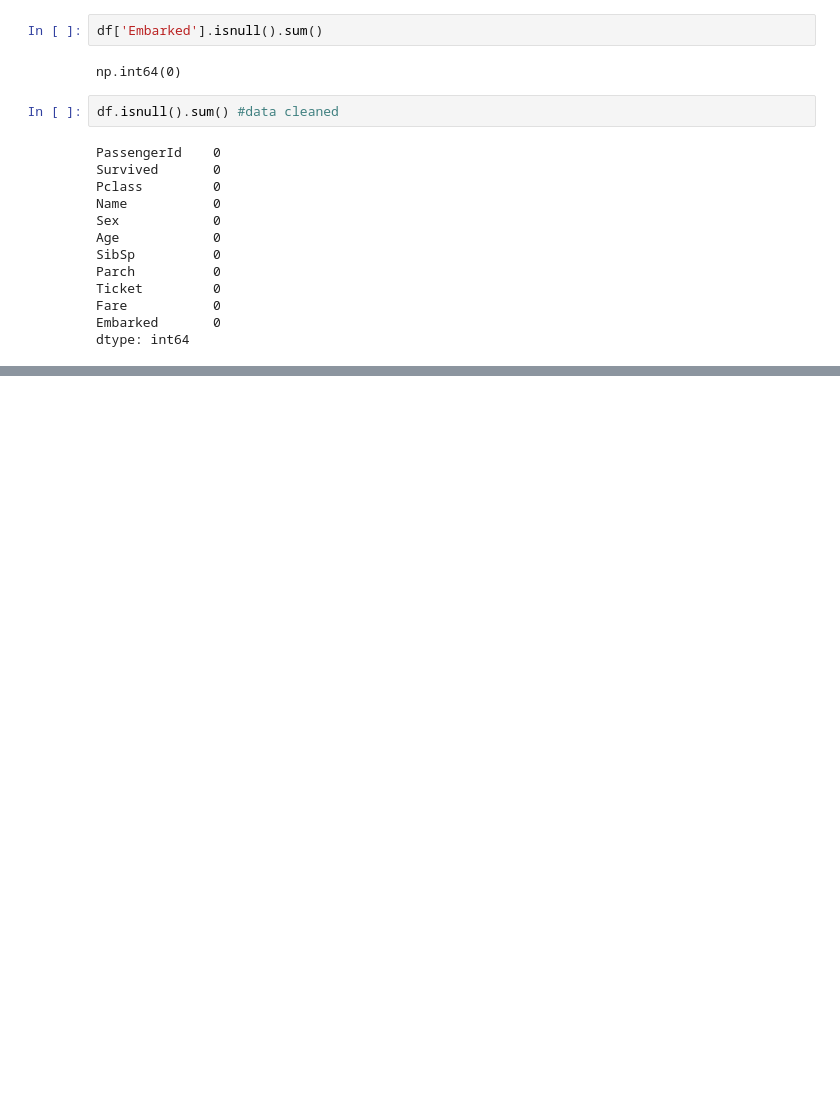
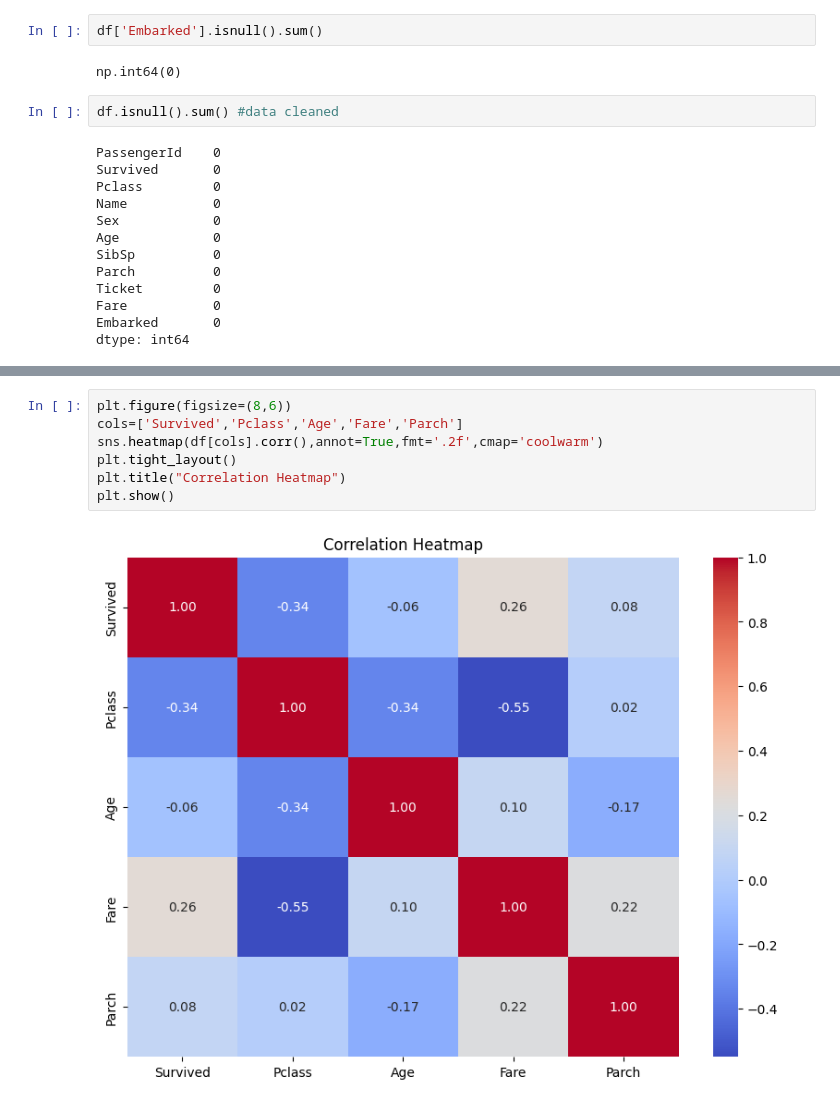
Before and after one commit to madhumirra01/titanic-analysis, a Jupyter notebook: analysis.ipynb, the cells around one changed output, grey strips where cells are left out. Saved outputs shown, nothing was run; the diff lists cells and outputs as text; blank space fills up the shorter version.

```diff
--- a/analysis.ipynb
+++ b/analysis.ipynb
@@ -227,0 +286,9 @@ dtype: int64
+# %%
+plt.figure(figsize=(8,6))
+cols=['Survived','Pclass','Age','Fare','Parch']
+sns.heatmap(df[cols].corr(),annot=True,fmt='.2f',cmap='coolwarm')
+plt.tight_layout()
+plt.title("Correlation Heatmap")
+plt.show()
+# %% [output]
+[figure, added]
```
Also changed, not shown: parts of 7 cells of this notebook.
